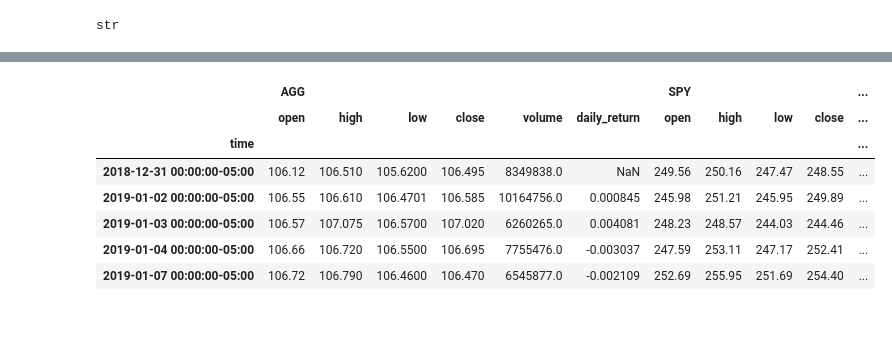
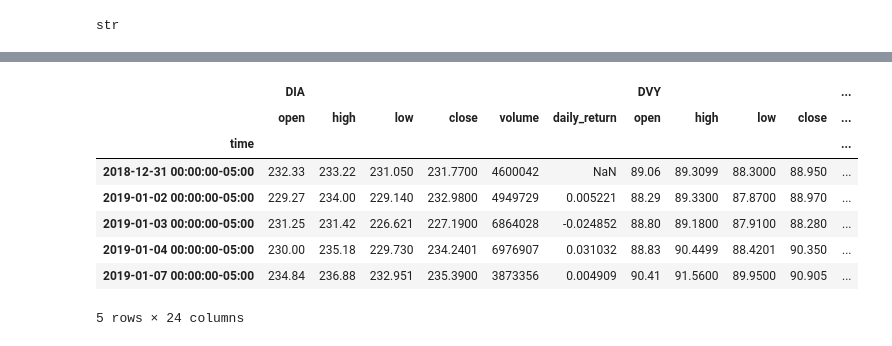
Before and after one commit to Tamkmo/portfolio_optimizer, a Jupyter notebook: Three_Stock_Monte_revised.ipynb, the cells around one changed output, grey strips where cells are left out. Saved outputs shown, nothing was run; the diff lists cells and outputs as text; code cells hidden in the pictures.

```diff
--- a/Three_Stock_Monte_revised.ipynb
+++ b/Three_Stock_Monte_revised.ipynb
@@ -42,0 +164,6 @@ tickers = ["AGG", "SPY", "VTV"]
+# %%
+# Places portfolio tickers and weights into a dataframe and sorts alphabetically in order to run API call for ticker data
+
+portfolio_df = pd.DataFrame({'tickers': tickers, 'weights': weights})
+portfolio_df = portfolio_df.sort_values('tickers')
+portfolio_df
@@ -42,0 +176,4 @@ tickers = ["AGG", "SPY", "VTV"]
+# %%
+# recreates tickers list, this time in alphabetical order
+tickers = portfolio_df['tickers'].tolist()
+tickers
@@ -42,0 +182,4 @@ tickers = ["AGG", "SPY", "VTV"]
+# %%
+# recreates weights list, this time, in the same order as the new sorted tickers list
+weights = portfolio_df['weights'].tolist()
+weights
@@ -43,3 +191,6 @@ tickers = ["AGG", "SPY", "VTV"]
+# %%
+# sets number of trading days for the simulation (time horizon of the investment)
+num_trading_days = 252 * time_period
 # %%
 # Set the values for start_date and end_date using the pd.Timestamp function
 # Inside the function set the date parameter to the prior business day
@@ -80,23 +231,24 @@ prices_df.head()
 # %%
 # Configure a Monte Carlo simulation to forecast five years cumulative returns
 # Use an even weight of .33 across all 3 stocks
 MC_even_weight = MCSimulation(
     portfolio_data = prices_df,
-    weights = [.33,.33,.33],
-    num_simulation = 100,
-    num_trading_days = 252*5
+    weights = weights,
+    num_simulation = 500,
+    num_trading_days = num_trading_days
 )
 
 # Printing the first five rows of the simulation input data
 MC_even_weight.portfolio_data.head()
 # %% [output]
-|  | AGG |  |  |  |  |  | SPY |  |  |  | ... |
+|  | DIA |  |  |  |  |  | DVY |  |  |  | ... |
 |  | open | high | low | close | volume | daily_return | open | high | low | close | ... |
 | time |  |  |  |  |  |  |  |  |  |  | ... |
-| 2018-12-31 00:00:00-05:00 | 106.12 | 106.510 | 105.6200 | 106.495 | 8349838.0 | NaN | 249.56 | 250.16 | 247.47 | 248.55 | ... |
-| 2019-01-02 00:00:00-05:00 | 106.55 | 106.610 | 106.4701 | 106.585 | 10164756.0 | 0.000845 | 245.98 | 251.21 | 245.95 | 249.89 | ... |
-| 2019-01-03 00:00:00-05:00 | 106.57 | 107.075 | 106.5700 | 107.020 | 6260265.0 | 0.004081 | 248.23 | 248.57 | 244.03 | 244.46 | ... |
-| 2019-01-04 00:00:00-05:00 | 106.66 | 106.720 | 106.5500 | 106.695 | 7755476.0 | -0.003037 | 247.59 | 253.11 | 247.17 | 252.41 | ... |
-| 2019-01-07 00:00:00-05:00 | 106.72 | 106.790 | 106.4600 | 106.470 | 6545877.0 | -0.002109 | 252.69 | 255.95 | 251.69 | 254.40 | ... |
+| 2018-12-31 00:00:00-05:00 | 232.33 | 233.22 | 231.050 | 231.7700 | 4600042 | NaN | 89.06 | 89.3099 | 88.3000 | 88.950 | ... |
+| 2019-01-02 00:00:00-05:00 | 229.27 | 234.00 | 229.140 | 232.9800 | 4949729 | 0.005221 | 88.29 | 89.3300 | 87.8700 | 88.970 | ... |
+| 2019-01-03 00:00:00-05:00 | 231.25 | 231.42 | 226.621 | 227.1900 | 6864028 | -0.024852 | 88.80 | 89.1800 | 87.9100 | 88.280 | ... |
+| 2019-01-04 00:00:00-05:00 | 230.00 | 235.18 | 229.730 | 234.2401 | 6976907 | 0.031032 | 88.83 | 90.4499 | 88.4201 | 90.350 | ... |
+| 2019-01-07 00:00:00-05:00 | 234.84 | 236.88 | 232.951 | 235.3900 | 3873356 | 0.004909 | 90.41 | 91.5600 | 89.9500 | 90.905 | ... |
+5 rows × 24 columns
 # %%
 # Run a Monte Carlo simulation to forecast five years cumulative returns
```
Also changed, not shown: parts of 33 cells of this notebook, 1 other file.
